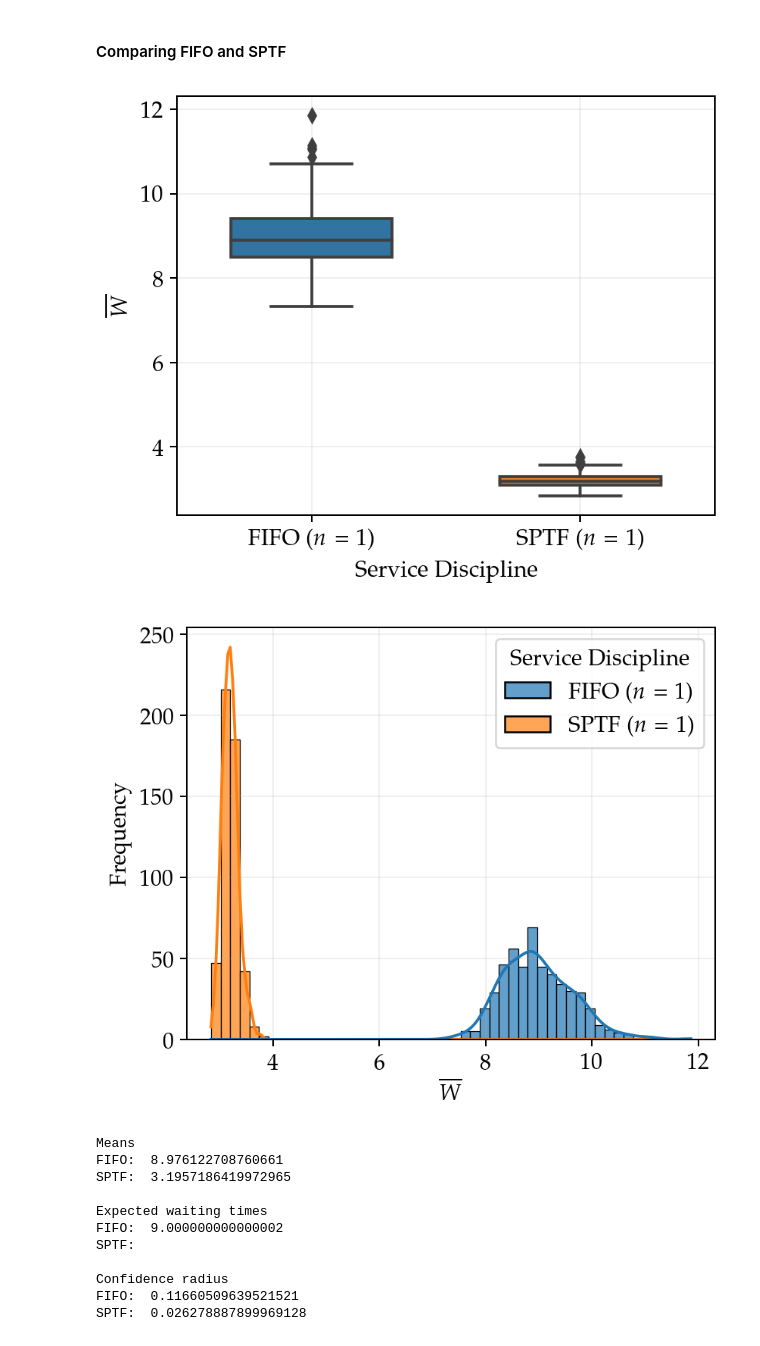
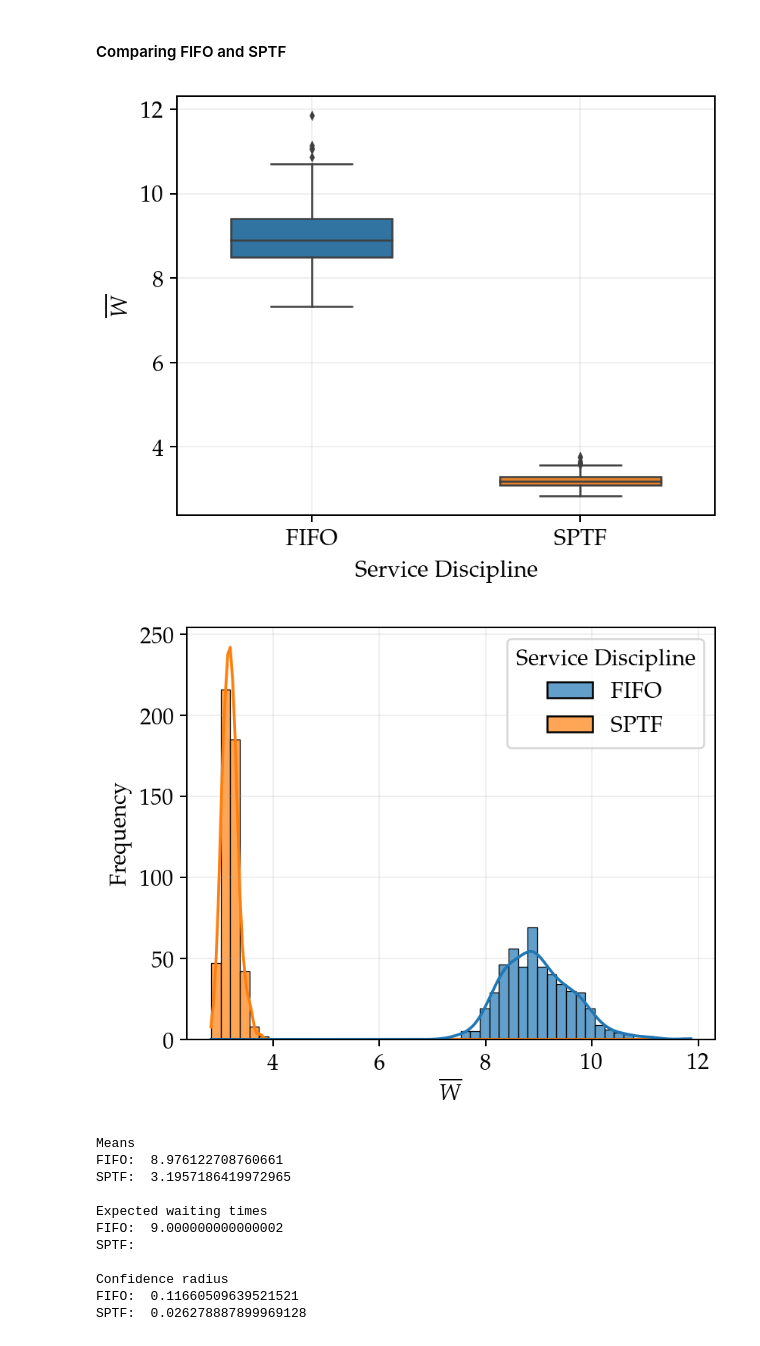
Before and after one commit to Maloup/Stochastic_assignment_2, a Jupyter notebook: Result_visualization.ipynb, the cells around one changed output. Saved outputs shown, nothing was run; the diff lists cells and outputs as text; code cells hidden in the pictures.

```diff
--- a/Result_visualization.ipynb
+++ b/Result_visualization.ipynb
@@ -334,24 +333,24 @@ shelf.close()
 # %%
 plt.figure(figsize = (5, 4))
 values_fifo = np.array(stats_data[0])
 values_sptf = np.array(sptf_stats)
-data_fifo = np.array([np.repeat("FIFO ($n = 1$)", len(values_fifo)), values_fifo])
-data_sptf = np.array([np.repeat("SPTF ($n = 1$)", len(values_sptf)), values_sptf])
+data_fifo = np.array([np.repeat("FIFO", len(values_fifo)), values_fifo])
+data_sptf = np.array([np.repeat("SPTF", len(values_sptf)), values_sptf])
 data_fifo_sptf = np.concatenate([data_fifo, data_sptf], axis = 1)
 
 df_fifo_sptf = pd.DataFrame(data_fifo_sptf.T, columns = ["Service Discipline", "W"])
 df_fifo_sptf = df_fifo_sptf.astype({"W": float})
-ax = sns.boxplot(x="Service Discipline", y="W",  data=df_fifo_sptf, width = 0.6, zorder=3)
+ax = sns.boxplot(x="Service Discipline", y="W",  data=df_fifo_sptf, width = 0.6, zorder=3, linewidth=1, fliersize = 2)
 ax.set_axisbelow(True)
 plt.grid(alpha = 0.2, zorder=0)
 #plt.title(f"rho = {rho}")
 #plt.yscale("log")
 plt.ylabel("$\\overline{W}$")
 plt.xlabel("Service Discipline")
 plt.savefig("figures/fifo_vs_sptf_boxplot.pdf", bbox_inches="tight")
 plt.show()
 # %% [output]
-[figure, old version]
+[figure, new version]
 # %%
 plt.figure(figsize = (5, 4))
 sns.histplot(data = df_fifo_sptf, hue="Service Discipline", x="W", alpha=0.7, kde = True, bins=50)
@@ -361,7 +360,7 @@ plt.ylabel("Frequency")
 plt.savefig("figures/fifo_vs_sptf_dist.pdf", bbox_inches="tight")
 plt.show()
 # %% [output]
-[figure, old version]
+[figure, new version]
 # %%
 print("\nMeans")
 print("FIFO: ", np.mean(stats_data_n1))
```
Also changed, not shown: parts of 6 cells of this notebook, 8 other files.
